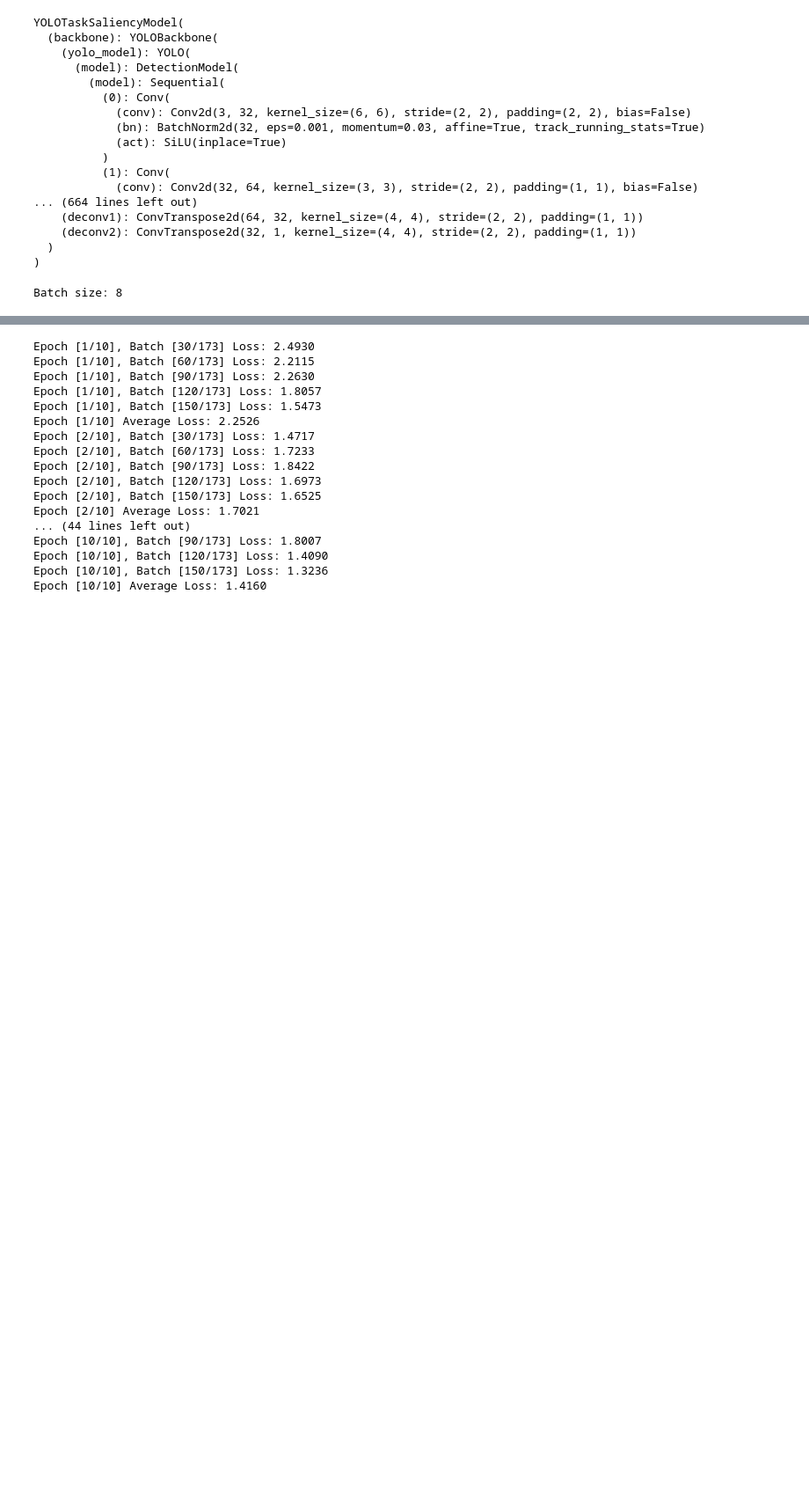
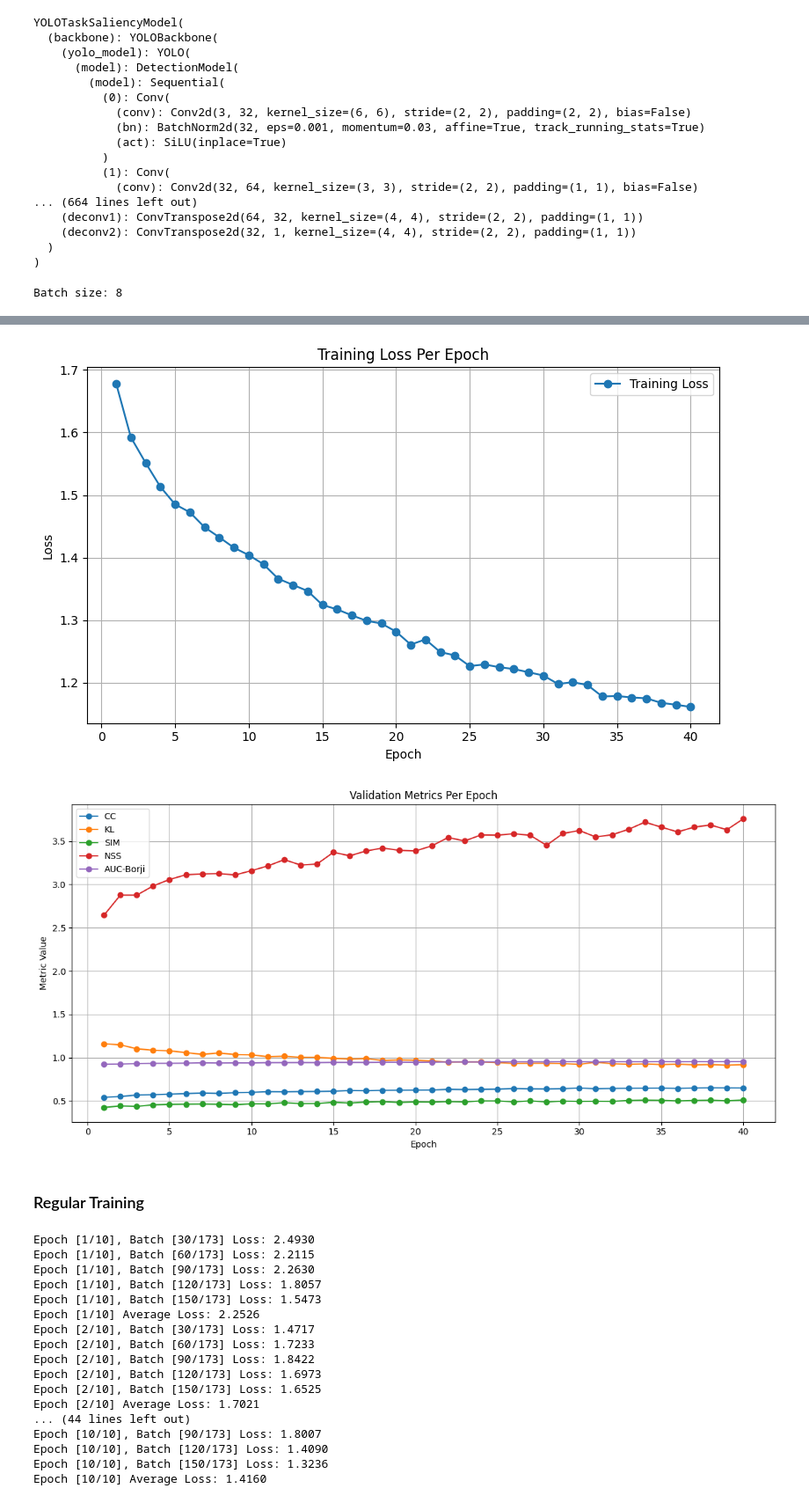
Before and after one commit to canmizrakli/TDYSN, a Jupyter notebook: TDSP_YOLO_v5.ipynb, the cells around one changed output, grey strips where cells are left out. Shown at 88% size. Saved outputs shown, nothing was run; the diff lists cells and outputs as text; code cells hidden in the pictures; blank space fills up the shorter version.

```diff
--- a/TDSP_YOLO_v5.ipynb
+++ b/TDSP_YOLO_v5.ipynb
@@ -444,3 +583,34 @@ Batch size: 8
+# %%
+epochs = range(1, num_epochs + 1)
+
+# 🔹 1. Plot Training Loss
+plt.figure(figsize=(8, 5))
+plt.plot(epochs, epoch_losses, marker='o', label="Training Loss")
+plt.xlabel("Epoch")
+plt.ylabel("Loss")
+plt.title("Training Loss Per Epoch")
+plt.grid(True)
+plt.legend()
+plt.tight_layout()
+plt.show()
+
+# 🔹 2. Plot Validation Metrics
+plt.figure(figsize=(12, 6))
+for metric in val_metrics_per_epoch:
+    plt.plot(epochs, val_metrics_per_epoch[metric], marker='o', label=metric)
+
+plt.xlabel("Epoch")
+plt.ylabel("Metric Value")
+plt.title("Validation Metrics Per Epoch")
+plt.legend()
+plt.grid(True)
+plt.tight_layout()
+plt.show()
+# %% [output]
+[figure, added]
+[figure, added]
+# %% [markdown]
+### Regular Training
 # %%
 for epoch in range(num_epochs):
     model.train()
```
Also changed, not shown: parts of 31 cells of this notebook.
